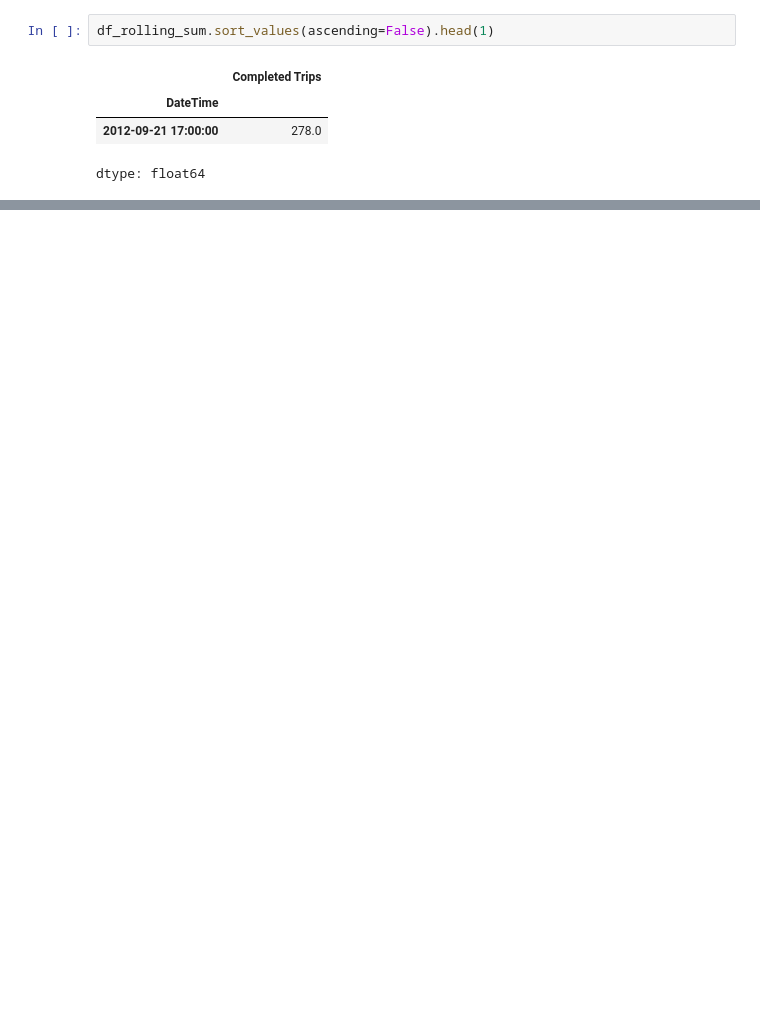
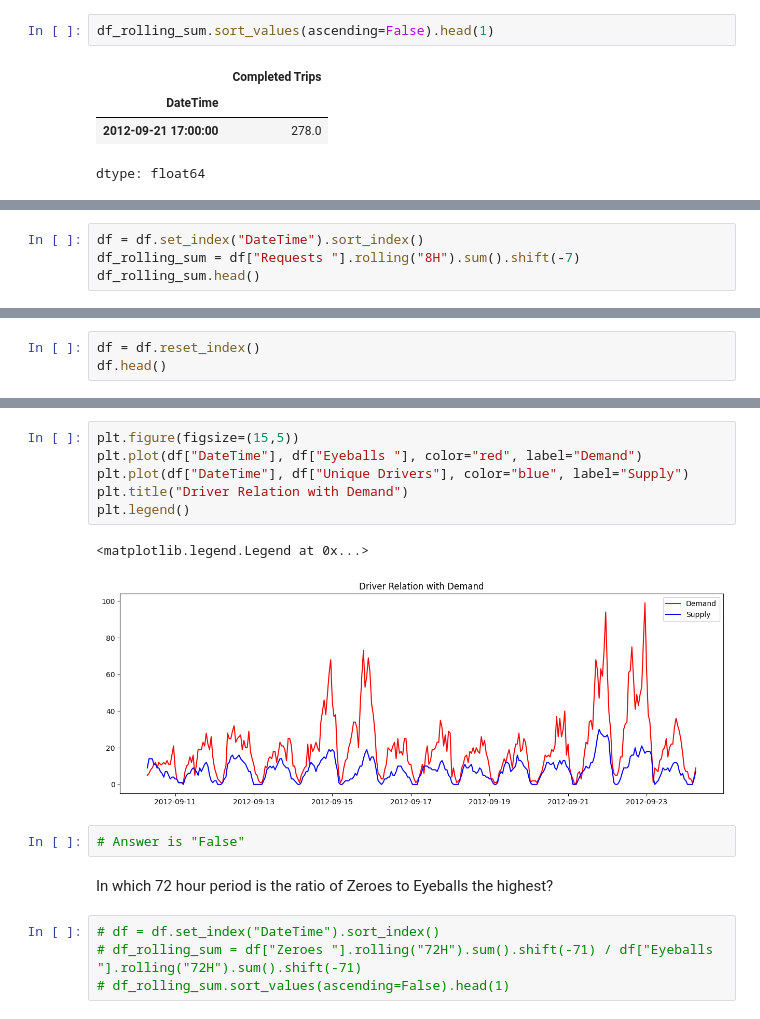
Before and after one commit to avi-11-2002/UBER-Assignment, a Jupyter notebook: Uber_DS_Assignment.ipynb, the cells around one changed output, grey strips where cells are left out. Cells and saved outputs as stored; diff of their text form; blank space fills up the shorter version.

```diff
--- a/Uber_DS_Assignment.ipynb
+++ b/Uber_DS_Assignment.ipynb
@@ -196,0 +305,4 @@ df.head()
+# %%
+df = df.set_index("DateTime").sort_index()
+df_rolling_sum = df["Requests "].rolling("8H").sum().shift(-7)
+df_rolling_sum.head()
@@ -196,0 +330,3 @@ df.head()
+# %%
+df = df.reset_index()
+df.head()
@@ -196,0 +340,17 @@ df.head()
+# %%
+plt.figure(figsize=(15,5))
+plt.plot(df["DateTime"], df["Eyeballs "], color="red", label="Demand")
+plt.plot(df["DateTime"], df["Unique Drivers"], color="blue", label="Supply")
+plt.title("Driver Relation with Demand")
+plt.legend()
+# %% [output]
+<matplotlib.legend.Legend at 0x...>
+[figure, added]
+# %%
+# Answer is "False"
+# %% [markdown]
+In which 72 hour period is the ratio of Zeroes to Eyeballs the highest?
+# %%
+# df = df.set_index("DateTime").sort_index()
+# df_rolling_sum = df["Zeroes "].rolling("72H").sum().shift(-71) / df["Eyeballs "].rolling("72H").sum().shift(-71)
+# df_rolling_sum.sort_values(ascending=False).head(1)
```
Also changed, not shown: parts of 28 cells of this notebook.
